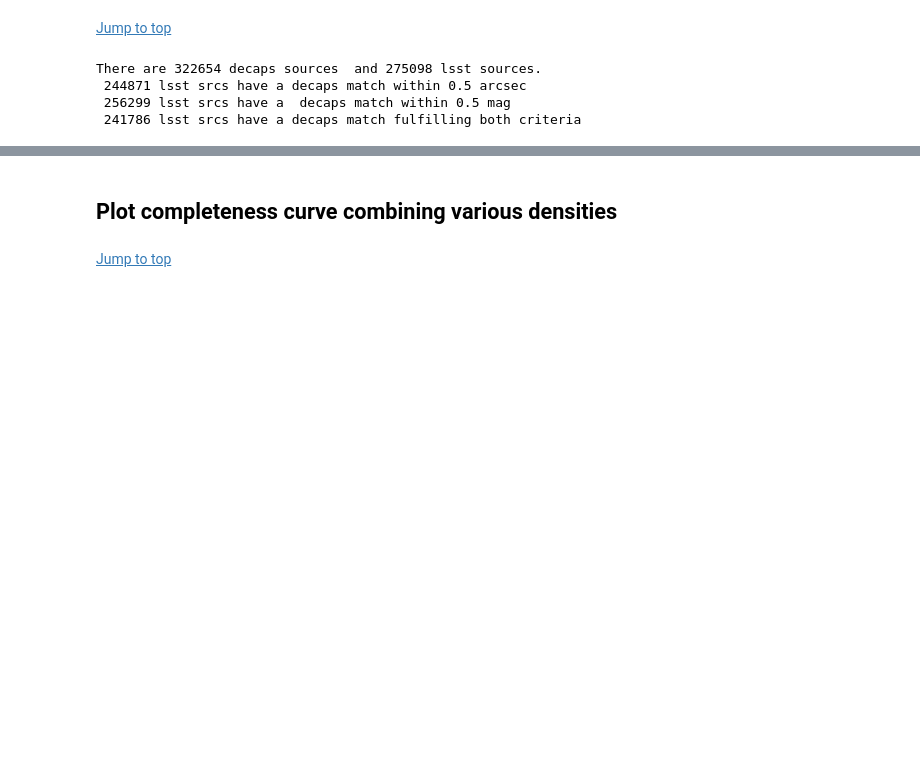
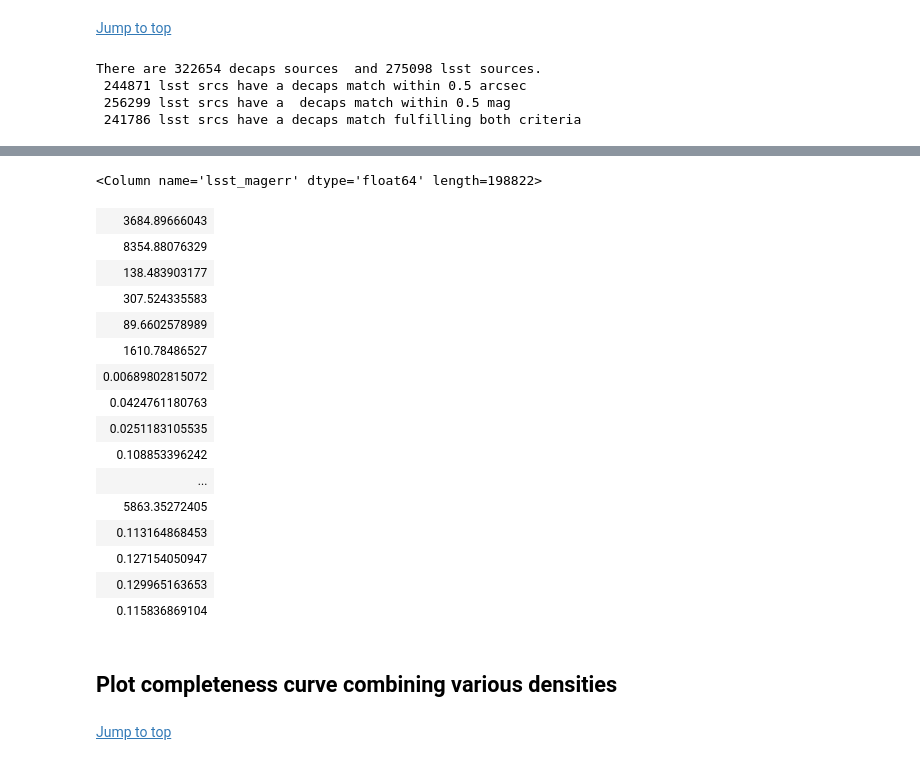
Before and after one commit to suberlak/crowded_fields, a Jupyter notebook: code/Decaps_LSST_pipeline.ipynb, the cells around one changed output, grey strips where cells are left out. Cells and saved outputs as stored; diff of their text form; code cells hidden in the pictures; blank space fills up the shorter version.

```diff
--- a/code/Decaps_LSST_pipeline.ipynb
+++ b/code/Decaps_LSST_pipeline.ipynb
@@ -1431,3 +991,23 @@ decam_to_lsst = Table.read(table_name,  format='ascii')
+# %%
+matched['lsst_magerr']
+# %% [output]
+<Column name='lsst_magerr' dtype='float64' length=198822>
+| 3684.89666043 |
+| 8354.88076329 |
+| 138.483903177 |
+| 307.524335583 |
+| 89.6602578989 |
+| 1610.78486527 |
+| 0.00689802815072 |
+| 0.0424761180763 |
+| 0.0251183105535 |
+| 0.108853396242 |
+| ... |
+| 5863.35272405 |
+| 0.113164868453 |
+| 0.127154050947 |
+| 0.129965163653 |
+| 0.115836869104 |
 # %% [markdown]
 ## Plot completeness curve combining various densities <a id='plot_completeness'></a>
 # %% [markdown]
```
Also changed, not shown: parts of 43 cells of this notebook.
